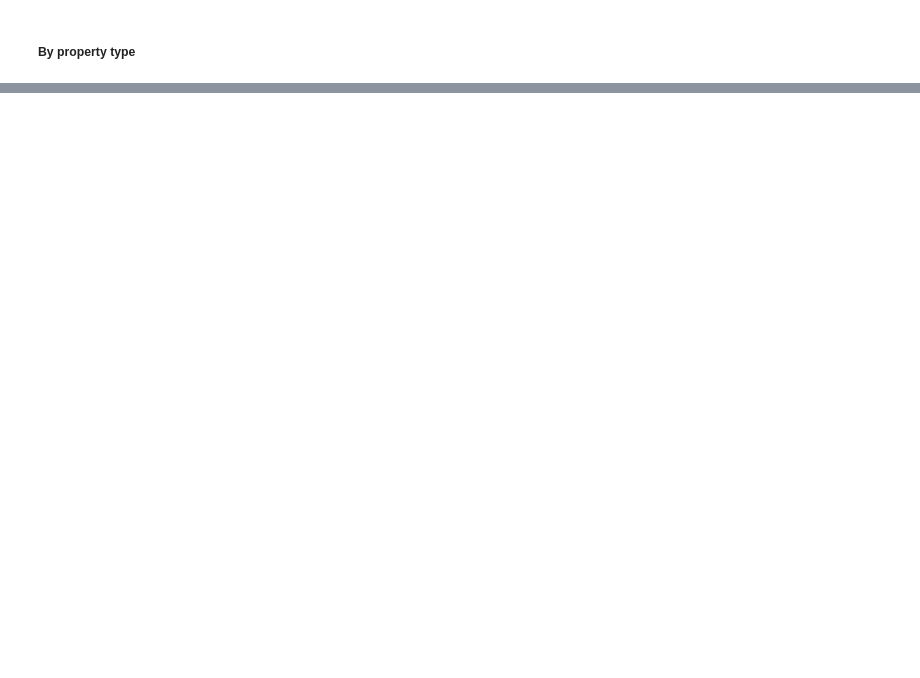
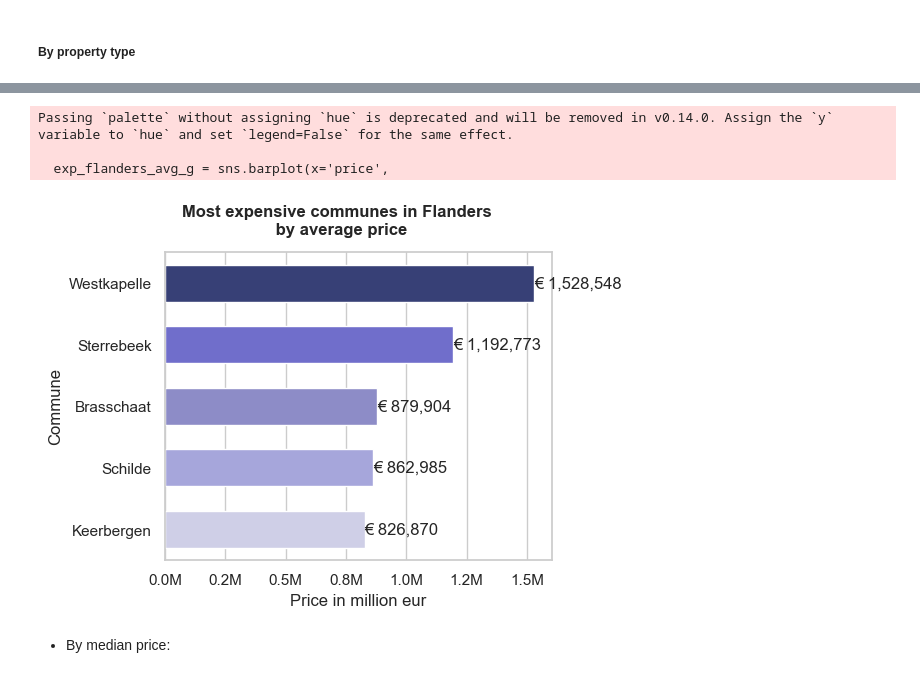
Before and after one commit to Alkszo/immo_eliza_analysis, a Jupyter notebook: data_analysis.ipynb, the cells around one changed output, grey strips where cells are left out. Drawn from its saved outputs; the diff is of its cells as text; code cells hidden in the pictures; blank space fills up the shorter version.

```diff
--- a/data_analysis.ipynb
+++ b/data_analysis.ipynb
@@ -711,0 +889,7 @@ graph15.set_xticklabels(xlabels)
+# %%
+## Flanders  + Wallonia
+flemish_provinces = {'Antwerpen', 'Limburg', 'Oost-Vlaanderen', 'Vlaams Brabant', 'West-Vlaanderen', 'Bruxelles'}
+walloon_provinces = {'Brabant Wallon', 'Hainaut', 'Liège', 'Luxembourg', 'Namur'}
+
+flemish_region = df[df['province'].isin(flemish_provinces)]
+walloon_region = df[df['province'].isin(walloon_provinces)]
@@ -711,0 +898,9 @@ graph15.set_xticklabels(xlabels)
+# %%
+# group Flanders by commune
+flanders_communes_groups = flemish_region.groupby('commune')
+
+# count the number of observations per commune
+flanders_commune_size = flanders_communes_groups.size()
+
+# Find communes with at least 20 observations
+fl_valid_commune_size = flanders_commune_size[flanders_commune_size >= 20].index
@@ -711,0 +909,4 @@ graph15.set_xticklabels(xlabels)
+# %%
+# Most expensive communies in vlaanderen by mean
+flanders_exp_avg = pd.DataFrame(flanders_communes_groups['price'].mean().loc[fl_valid_commune_size].sort_values(ascending=False).head())
+flanders_exp_avg
@@ -711,0 +921,35 @@ graph15.set_xticklabels(xlabels)
+# %%
+sns.set_theme(style='whitegrid')
+plt.figure(figsize=(5, 4))
+
+exp_flanders_avg_g = sns.barplot(x='price',
+                        y='commune',
+                        data=flanders_exp_avg,
+                        palette=my_palette,
+                        width=0.6)
+
+exp_flanders_avg_g.set(xlabel='Price in million eur', ylabel='Commune')
+exp_flanders_avg_g.text(0.45, 1.05, 'Most expensive communes in Flanders \n by average price', ha='center', va='bottom', fontsize=12, weight='bold', transform=exp_flanders_avg_g.transAxes)
+
+# change 1.50 to 1.5M
+plt.gca().xaxis.set_major_formatter(mtick.FuncFormatter(lambda x, pos: f'{x/1e6:.1f}M'))
+
+
+# Add bar value to each bar
+for p in exp_flanders_avg_g.patches:
+    # Get the width of each bar (the value of the bar in horizontal plots)
+    width = p.get_width()
+    # Place the value to the right of each bar
+    exp_flanders_avg_g.text(width, p.get_y() + p.get_height() / 2, f'€ {width:,.0f}',
+            ha='left', va='center', fontsize=12, weight='normal')
+
+
+plt.xticks(rotation=0)
+plt.show()
+# %% [output]
+Passing `palette` without assigning `hue` is deprecated and will be removed in v0.14.0. Assign the `y` variable to `hue` and set `legend=False` for the same effect.
+
+  exp_flanders_avg_g = sns.barplot(x='price',
+[figure, added]
+# %% [markdown]
+- By median price:
```
Also changed, not shown: parts of 84 cells of this notebook.
